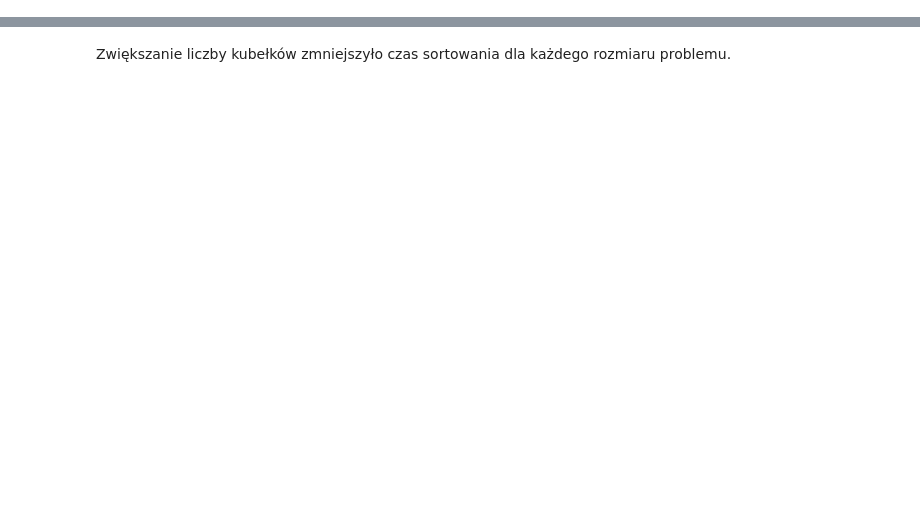
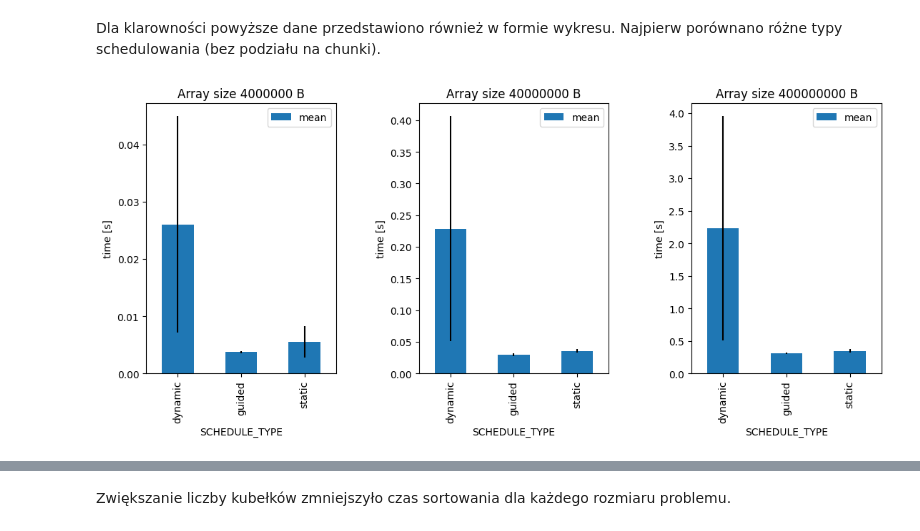
Before and after one commit to aklekowski/agh-mpr, a Jupyter notebook: OpenMP.ipynb, the cells around one changed output, grey strips where cells are left out. Drawn from its saved outputs; the diff is of its cells as text; code cells hidden in the pictures; blank space fills up the shorter version.

```diff
--- a/OpenMP.ipynb
+++ b/OpenMP.ipynb
@@ -33,0 +46,14 @@ Rząd złożoności `O(...)`.
+# %%
+def load_data_and_aggregate(filename):
+    data = pd.read_csv(filename)
+    data["CHUNK_SIZE"] = data["CHUNK_SIZE"].map(lambda x: "default" if x == -1 else x).astype("category")
+
+    return data
+
+def aggr_by_size_sch_chunk(data):
+    return data.groupby(["ARR_SIZE", "SCHEDULE_TYPE", "CHUNK_SIZE"])["TIME"].aggregate(["mean", "std"])
+
+def aggr_by_size_sch(data):
+    return data.groupby(["ARR_SIZE", "SCHEDULE_TYPE"])["TIME"].aggregate(["mean", "std"])
+
+for_loop_data = load_data_and_aggregate("for_loop_results.csv")
@@ -33,0 +62,3 @@ Rząd złożoności `O(...)`.
+# %%
+aggreg_data_without_chunks = aggr_by_size_sch(for_loop_data)
+aggreg_data_without_chunks
@@ -33,0 +101,14 @@ Rząd złożoności `O(...)`.
+# %% [markdown]
+Dla klarowności powyższe dane przedstawiono również w formie wykresu. Najpierw porównano różne typy schedulowania (bez podziału na chunki).
+# %%
+def plot_for_loop_data_without_chunks(agg_data, arr_sizes):
+    fig, axs = plt.pyplot.subplots(1, 3, figsize=(12, 6))
+    for ax, arr_size in zip(axs, arr_sizes):
+        heights = agg_data.loc[(arr_size,)]
+        heights.plot.bar(y="mean", ax=ax, title=f"Array size {arr_size} B", yerr="std", ylabel='time [s]')
+    fig.tight_layout(pad=4.0)
+
+arr_sizes = for_loop_data["ARR_SIZE"].unique()
+plot_for_loop_data_without_chunks(aggreg_data_without_chunks, arr_sizes)
+# %% [output]
+[figure, added]
```
Also changed, not shown: parts of 32 cells of this notebook.
